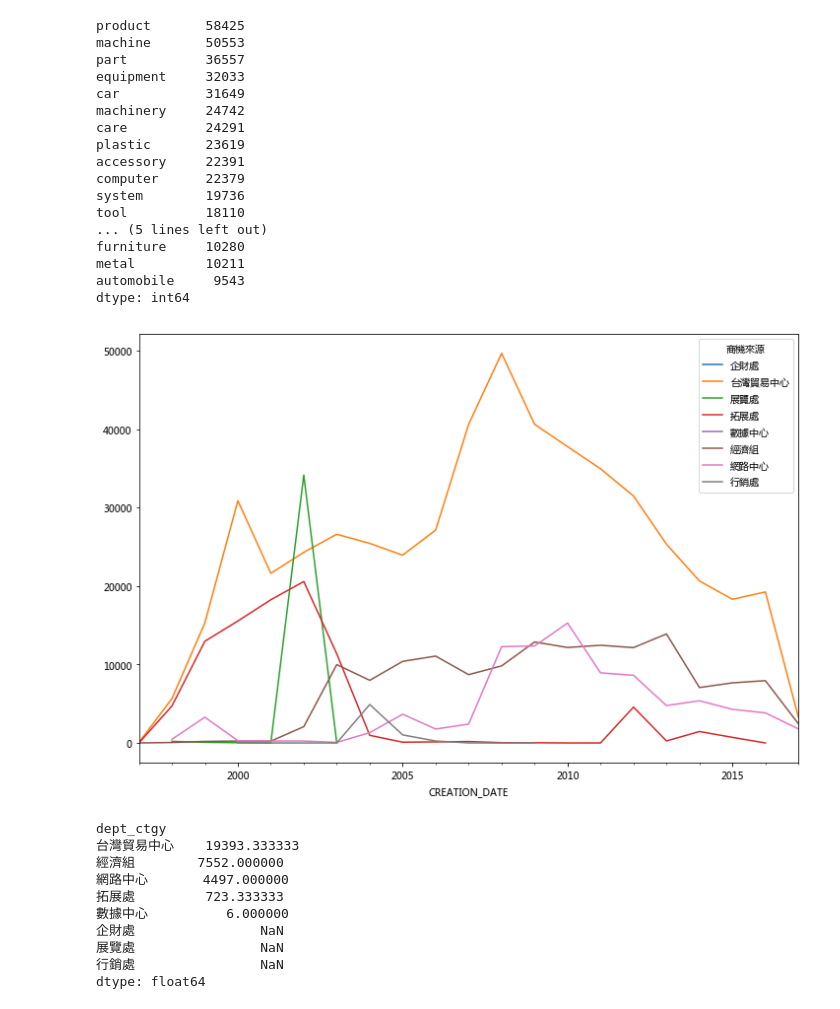
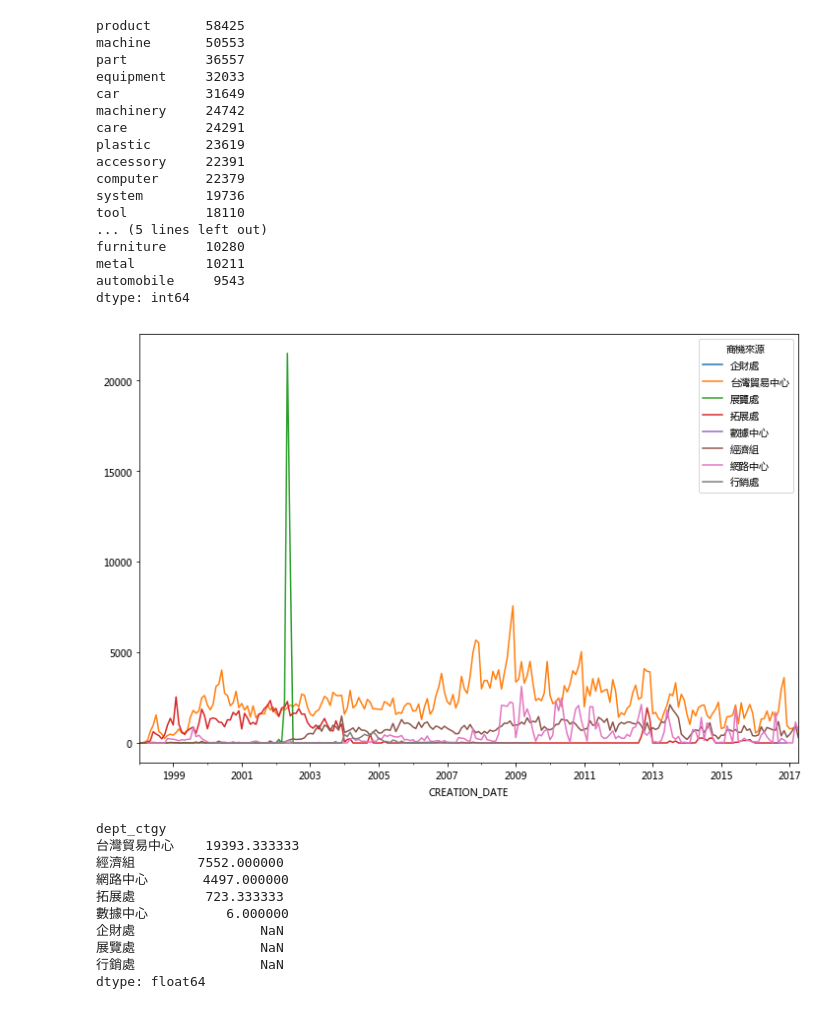
Before and after one commit to lincht/TradeModel, a Jupyter notebook: system/inquiry_matching.ipynb, the cells around one changed output. Cells and saved outputs as stored; diff of their text form; code cells hidden in the pictures.

Commit message:
Plot using monthly sampling frequency instead

```diff
--- a/system/inquiry_matching.ipynb
+++ b/system/inquiry_matching.ipynb
@@ -117,24 +117,26 @@ df['dept_ctgy'] = df['NAME'].replace(
     [ttc, gov, nc, md, sm, ed, pf, it],
     ['台灣貿易中心', '經濟組', '網路中心', '拓展處', '行銷處', '展覽處', '企財處', '數據中心'],
     regex=True)
-# %%
-dept_cnt = (df.set_index('CREATION_DATE').groupby('dept_ctgy')['OID'].resample('A').count()
-            .unstack('dept_ctgy').loc['1997':])
-
-dept_cnt.plot(kind='line', figsize=(12, 8))
-plt.legend(title='商機來源')
-plt.show()
-
-dept_cnt.loc['2014':'2016'].mean().sort_values(ascending=False)
-# %% [output]
-[figure, removed]
-dept_ctgy
-台灣貿易中心    19393.333333
-經濟組        7552.000000
-網路中心       4497.000000
-拓展處         723.333333
-數據中心          6.000000
-企財處                NaN
-展覽處                NaN
-行銷處                NaN
-dtype: float64
+# %%
+dept_cnt = (df.set_index('CREATION_DATE').groupby('dept_ctgy')['OID'].resample('M').count()
+            .unstack('dept_ctgy').loc['1998':])
+
+dept_cnt.plot(kind='line', figsize=(12, 8))
+plt.legend(title='商機來源')
+plt.savefig('monthly_inq_dept.jpg', dpi=300)
+plt.show()
+
+(df.set_index('CREATION_DATE').groupby('dept_ctgy')['OID'].resample('A').count()
+ .unstack('dept_ctgy').loc['2014':'2016'].mean().sort_values(ascending=False))
+# %% [output]
+[figure, added]
+dept_ctgy
+台灣貿易中心    19393.333333
+經濟組        7552.000000
+網路中心       4497.000000
+拓展處         723.333333
+數據中心          6.000000
+企財處                NaN
+展覽處                NaN
+行銷處                NaN
+dtype: float64
```
